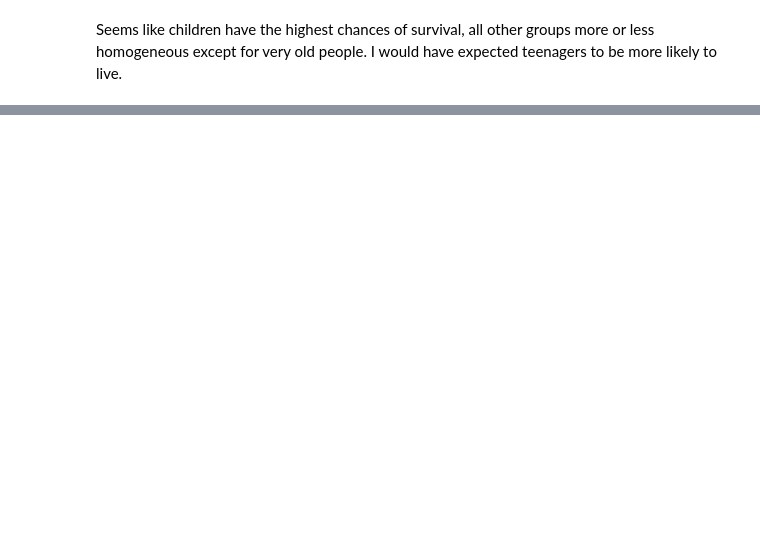
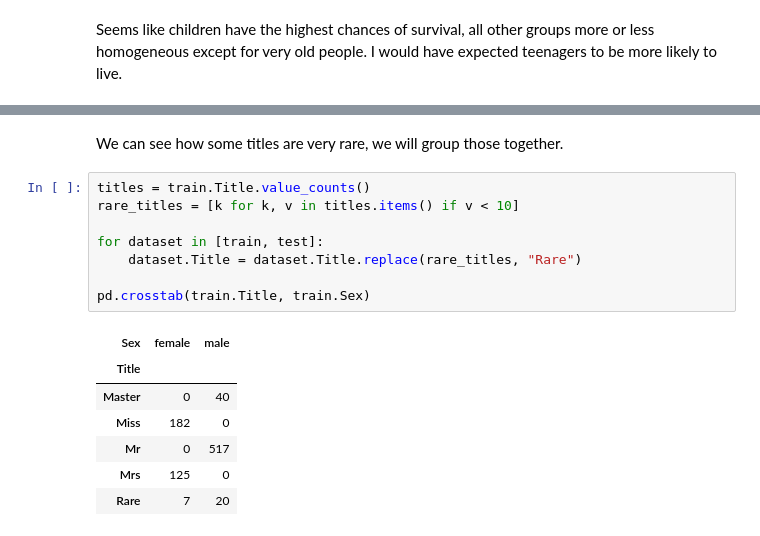
Before and after one commit to ch-pat/machine-learning, a Jupyter notebook: notebooks/titanic/results.ipynb, the cells around one changed output, grey strips where cells are left out. Cells and saved outputs as stored; diff of their text form; blank space fills up the shorter version.

```diff
--- a/notebooks/titanic/results.ipynb
+++ b/notebooks/titanic/results.ipynb
@@ -151,0 +239,18 @@ Seems like children have the highest chances of survival, all other groups more
+# %% [markdown]
+We can see how some titles are very rare, we will group those together.
+# %%
+titles = train.Title.value_counts()
+rare_titles = [k for k, v in titles.items() if v < 10]
+
+for dataset in [train, test]:
+    dataset.Title = dataset.Title.replace(rare_titles, "Rare")
+
+pd.crosstab(train.Title, train.Sex)
+# %% [output]
+| Sex | female | male |
+| Title |  |  |
+| Master | 0 | 40 |
+| Miss | 182 | 0 |
+| Mr | 0 | 517 |
+| Mrs | 125 | 0 |
+| Rare | 7 | 20 |
```
Also changed, not shown: parts of 14 cells of this notebook.
